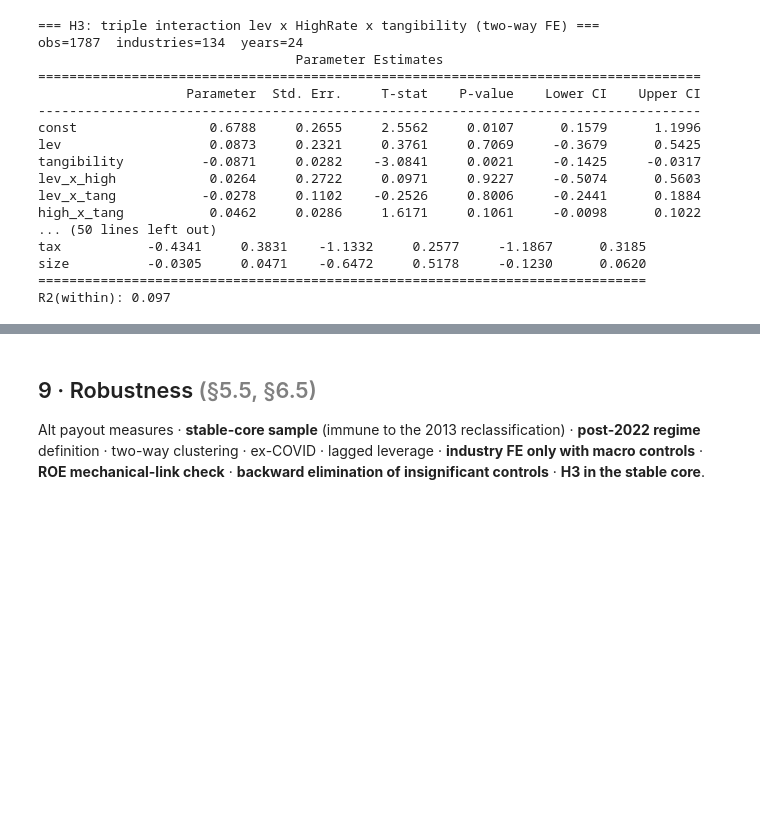
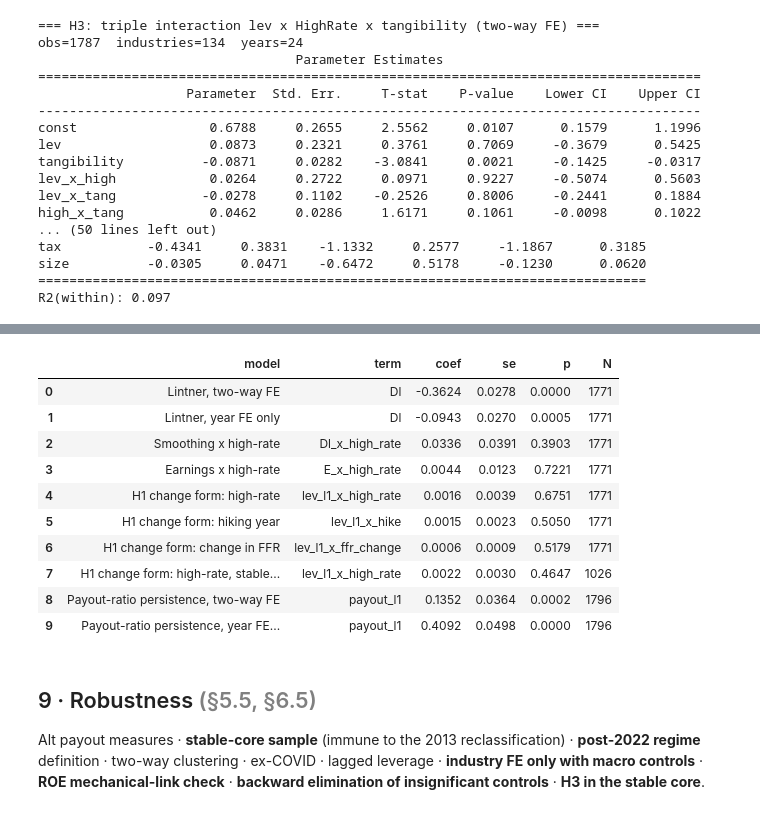
Before and after one commit to MilanKalajdzic/Master-Thesis, a Jupyter notebook: thesis_analysis.ipynb, the cells around one changed output, grey strips where cells are left out. Saved outputs shown, nothing was run; the diff lists cells and outputs as text; code cells hidden in the pictures; blank space fills up the shorter version.

```diff
--- a/thesis_analysis.ipynb
+++ b/thesis_analysis.ipynb
@@ -75,6 +75,9 @@ DEPREC_PROXIES   = {"capex_deprec", "netcapex_sales"}
 # Rate regime (§4.3.3). With the long panel the threshold captures multiple cycles.
 HIGH_RATE_RULE = "threshold"   # "threshold" (primary) or "post2022"
 FFR_THRESHOLD  = 3.0           # annual-avg fed funds % defining "high"
+HIKE_THRESHOLD = 0.25          # rise in annual-avg fed funds (pp) that counts as a hiking year (§8b)
+RECLASS_YEAR   = 2013          # Damodaran's industry reclassification: year-on-year changes across it are
+                               # composition shifts, so change/lag models in §8b drop this year
 
 # FRED macro data:
 #   "snapshot" -> pinned monthly/quarterly vintage in data/fred/fred_snapshot.csv (exactly reproducible)
@@ -763,0 +792,65 @@ R2(within): 0.097
+# %%
+
+# ---- dollar frame ($m): dividends & net income (divfcfe), market cap (divfund).
+#      Industries merged by the rename map are SUMMED here (the ratio panel averages them).
+usd = raw[["industry", "year", "div_usd", "ni_usd", "mktcap"]].copy()
+usd["industry"] = usd["industry"].replace(INDUSTRY_RENAME)
+usd = (usd[usd["industry"].isin(panel["industry"])]
+       .groupby(["industry", "year"], as_index=False)[["div_usd", "ni_usd", "mktcap"]].sum(min_count=1))
+L = usd.merge(panel[["industry", "year", "payout", "lev", "roe", "tax", "size",
+                     "high_rate", "ffr_change", "in_core"]], on=["industry", "year"], how="inner")
+
+# gap-safe one-year lags: an industry missing year t-1 gets no lag
+_lag = L[["industry", "year", "div_usd", "mktcap", "lev", "payout"]].copy(); _lag["year"] += 1
+L = L.merge(_lag.rename(columns={c: c + "_l1" for c in ["div_usd", "mktcap", "lev", "payout"]}),
+            on=["industry", "year"], how="left")
+L["dD"] = (L["div_usd"] - L["div_usd_l1"]) / L["mktcap_l1"]      # change in dividends
+L["E"]  = L["ni_usd"] / L["mktcap_l1"]                            # current earnings
+L["Dl"] = L["div_usd_l1"] / L["mktcap_l1"]                        # last year's dividends
+L.loc[L["year"].isin(DIVFCFE_BAD_YEARS), ["dD", "E"]] = np.nan    # net income unreliable there (§2 check)
+L.loc[L["year"] == RECLASS_YEAR, ["dD", "payout_l1", "lev_l1"]] = np.nan   # t-1 -> t crosses the 2013 reclassification
+L = winsorize(L, ["dD", "E", "Dl"])
+L["hike"] = (L["ffr_change"] >= HIKE_THRESHOLD).astype(int)
+for a, b in [("E", "high_rate"), ("Dl", "high_rate"), ("lev_l1", "high_rate"),
+             ("lev_l1", "hike"), ("lev_l1", "ffr_change")]:
+    L[f"{a}_x_{b}"] = L[a] * L[b]
+print("Hiking years (fed funds up >= %.2fpp):" % HIKE_THRESHOLD,
+      sorted(int(y) for y in L.loc[L["hike"] == 1, "year"].unique()), "\n")
+
+lint = {}
+lint["L1_within"] = fit_panel(L, "dD", ["E", "Dl"], title="L1 Lintner, two-way FE (SOA upper bound)")
+lint["L1_pooled"] = fit_panel(L, "dD", ["E", "Dl"], entity=False,
+                              title="L1 Lintner, year FE only (SOA lower bound)")
+lint["L2_regime"] = fit_panel(L, "dD", ["E", "Dl", "E_x_high_rate", "Dl_x_high_rate"],
+                              title="L2 Smoothing by regime")
+H1C = ["E", "Dl", "lev_l1"]
+lint["L3_high"]  = fit_panel(L, "dD", H1C + ["lev_l1_x_high_rate"], title="L3 H1 in change form: high-rate years")
+lint["L3_hike"]  = fit_panel(L, "dD", H1C + ["lev_l1_x_hike"], title="L3 H1 in change form: hiking years")
+lint["L3_dffr"]  = fit_panel(L, "dD", H1C + ["lev_l1_x_ffr_change"], title="L3 H1 in change form: change in FFR")
+lint["L3_core"]  = fit_panel(L[L["in_core"]], "dD", H1C + ["lev_l1_x_high_rate"],
+                             title="L3 H1 in change form: high-rate years, stable core")
+lint["R_within"] = fit_panel(L, "payout", ["payout_l1"] + BASE_CONTROLS, title="Payout-ratio persistence, two-way FE")
+lint["R_pooled"] = fit_panel(L, "payout", ["payout_l1"] + BASE_CONTROLS, entity=False,
+                             title="Payout-ratio persistence, year FE only")
+
+# ---- summary
+soa_hi, soa_lo = -lint["L1_within"].params["Dl"], -lint["L1_pooled"].params["Dl"]
+target = lint["L1_pooled"].params["E"] / soa_lo
+rho_lo, rho_hi = lint["R_within"].params["payout_l1"], lint["R_pooled"].params["payout_l1"]
+print(f"\nSpeed of adjustment of dividends: between {soa_lo:.2f} and {soa_hi:.2f} per year "
+      f"(dividend persistence {1 - soa_hi:.2f}-{1 - soa_lo:.2f}); target payout (pooled) = {target:.2f}")
+print(f"Persistence of the payout RATIO: {rho_lo:.2f}-{rho_hi:.2f}")
+
+KEYS = [("L1_within", "Dl", "Lintner, two-way FE"), ("L1_pooled", "Dl", "Lintner, year FE only"),
+        ("L2_regime", "Dl_x_high_rate", "Smoothing x high-rate"), ("L2_regime", "E_x_high_rate", "Earnings x high-rate"),
+        ("L3_high", "lev_l1_x_high_rate", "H1 change form: high-rate"),
+        ("L3_hike", "lev_l1_x_hike", "H1 change form: hiking year"),
+        ("L3_dffr", "lev_l1_x_ffr_change", "H1 change form: change in FFR"),
+        ("L3_core", "lev_l1_x_high_rate", "H1 change form: high-rate, stable core"),
+        ("R_within", "payout_l1", "Payout-ratio persistence, two-way FE"),
+        ("R_pooled", "payout_l1", "Payout-ratio persistence, year FE only")]
+lint_tbl = pd.DataFrame([{"model": lab, "term": t, "coef": lint[k].params[t], "se": lint[k].std_errors[t],
+                          "p": lint[k].pvalues[t], "N": int(lint[k].nobs)} for k, t, lab in KEYS]).round(4)
+lint_tbl.to_csv(OUTDIR / "tab_lintner.csv", index=False)
+lint_tbl
+# %% [output]
@@ -764,3 +874,14 @@ R2(within): 0.097
+|  | model | term | coef | se | p | N |
+| 0 | Lintner, two-way FE | Dl | -0.3624 | 0.0278 | 0.0000 | 1771 |
+| 1 | Lintner, year FE only | Dl | -0.0943 | 0.0270 | 0.0005 | 1771 |
+| 2 | Smoothing x high-rate | Dl_x_high_rate | 0.0336 | 0.0391 | 0.3903 | 1771 |
+| 3 | Earnings x high-rate | E_x_high_rate | 0.0044 | 0.0123 | 0.7221 | 1771 |
+| 4 | H1 change form: high-rate | lev_l1_x_high_rate | 0.0016 | 0.0039 | 0.6751 | 1771 |
+| 5 | H1 change form: hiking year | lev_l1_x_hike | 0.0015 | 0.0023 | 0.5050 | 1771 |
+| 6 | H1 change form: change in FFR | lev_l1_x_ffr_change | 0.0006 | 0.0009 | 0.5179 | 1771 |
+| 7 | H1 change form: high-rate, stable... | lev_l1_x_high_rate | 0.0022 | 0.0030 | 0.4647 | 1026 |
+| 8 | Payout-ratio persistence, two-way FE | payout_l1 | 0.1352 | 0.0364 | 0.0002 | 1796 |
+| 9 | Payout-ratio persistence, year FE... | payout_l1 | 0.4092 | 0.0498 | 0.0000 | 1796 |
 # %% [markdown]
 ## 9 · Robustness  <span style="color:gray">(§5.5, §6.5)</span>
 
```
Also changed, not shown: parts of 5 cells of this notebook, 2 other files.
